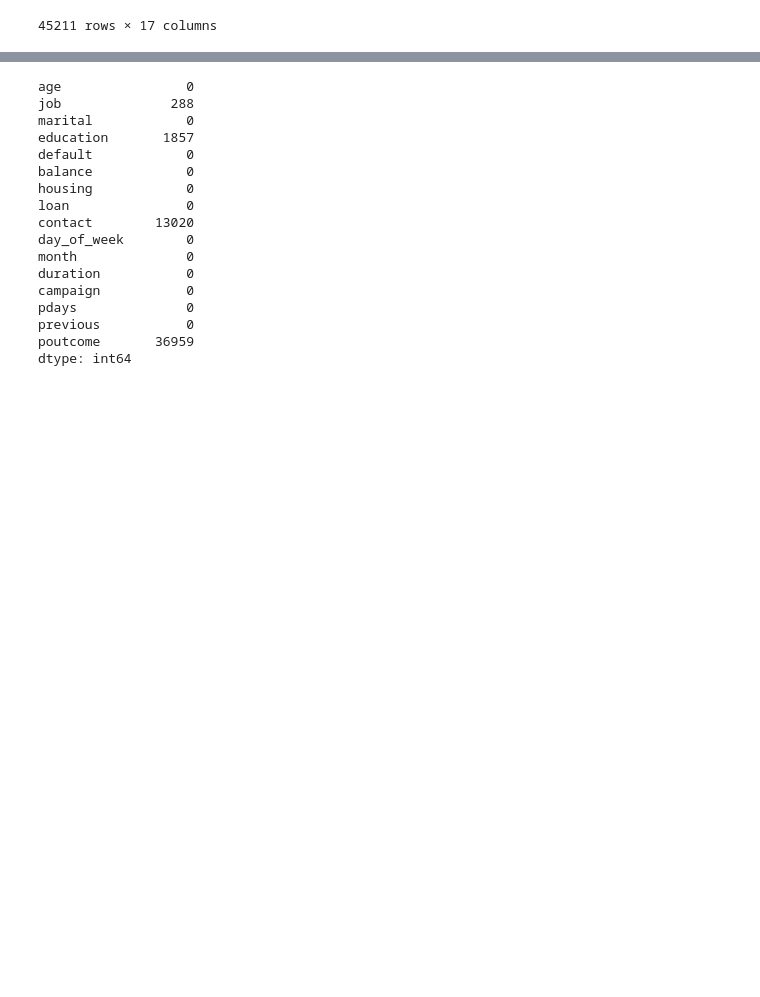
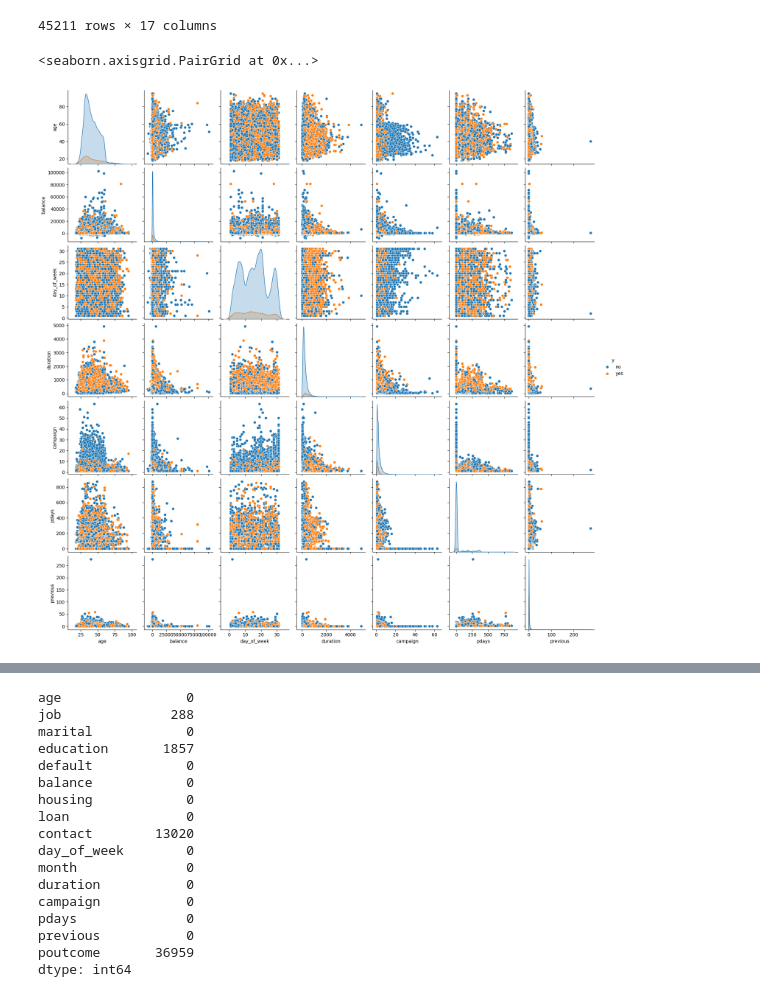
Before and after one commit to jhcheng/DTSA5509, a Jupyter notebook: bank_marketing.ipynb, the cells around one changed output, grey strips where cells are left out. Drawn from its saved outputs; the diff is of its cells as text; code cells hidden in the pictures; blank space fills up the shorter version.

```diff
--- a/bank_marketing.ipynb
+++ b/bank_marketing.ipynb
@@ -68,3 +97,8 @@ bank_marketing.data.original
 | 45209 | 57 | blue-collar | married | secondary | no | 668 | no | no | telephone | 17 | ... |
 | 45210 | 37 | entrepreneur | married | secondary | no | 2971 | no | no | cellular | 17 | ... |
 45211 rows × 17 columns
+# %%
+sns.pairplot(bank_marketing.data.original, hue="y")
+# %% [output]
+<seaborn.axisgrid.PairGrid at 0x...>
+[figure, added]
```
Also changed, not shown: parts of 54 cells of this notebook.
